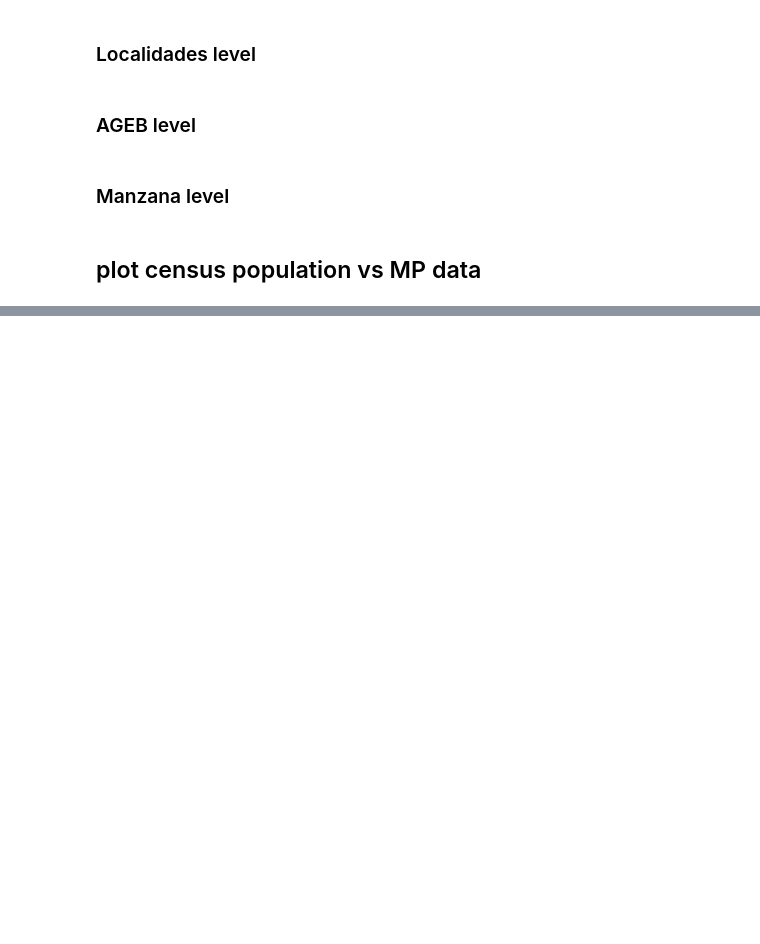
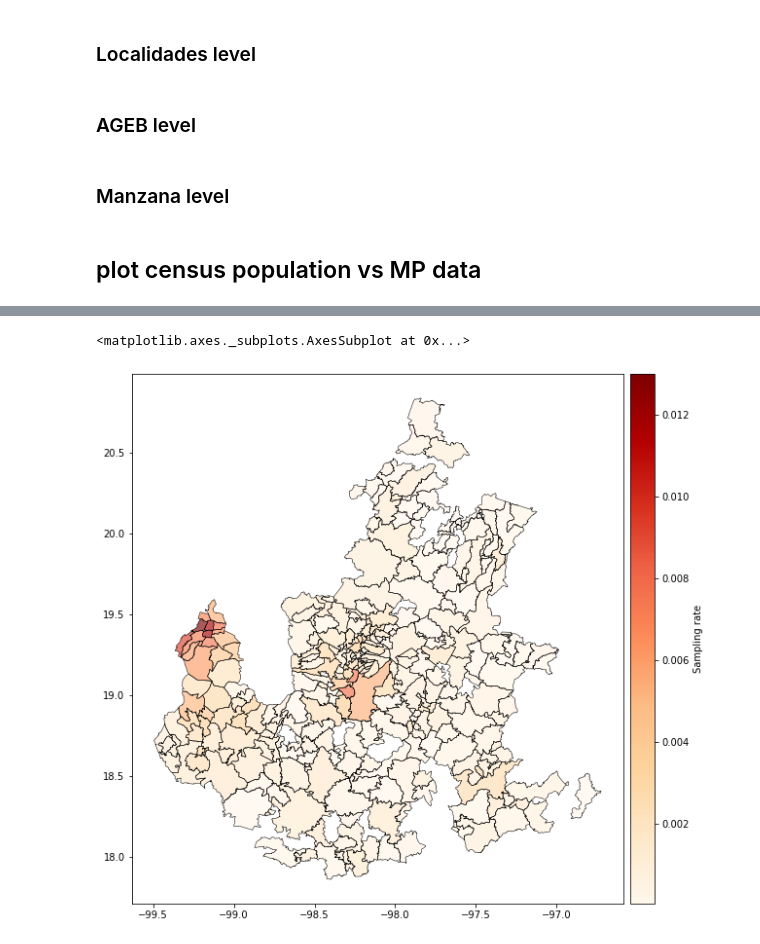
Before and after one commit to GFDRR/mobility_analysis, a Jupyter notebook: 1. Dataloading_cleaning_validating.ipynb, the cells around one changed output, grey strips where cells are left out. Drawn from its saved outputs; the diff is of its cells as text; code cells hidden in the pictures; blank space fills up the shorter version.

```diff
--- a/1. Dataloading_cleaning_validating.ipynb
+++ b/1. Dataloading_cleaning_validating.ipynb
@@ -383,0 +396,15 @@ findfont: Font family ['IPAexGothic'] not found. Falling back to DejaVu Sans.
+# %%
+mun_ids_pop["rate"] = mun_ids_pop["id"]/mun_ids_pop["pobtot"]
+mun_ids_pop["pcode"] = mun_ids_pop["entmun"].apply(lambda x : "MX"+str(x))
+# %%
+mun_ids_pop_shp = adm2_shp.merge(mun_ids_pop, on="entmun", how="right")
+# %%
+fig,ax = plt.subplots(figsize=(10,10))
+divider = make_axes_locatable(ax)
+cax = divider.append_axes("right", size="5%", pad=0.1)
+mun_ids_pop_shp.plot(ax=ax, column='rate', cmap='OrRd', legend=True,
+                    cax=cax, legend_kwds={'label': "Sampling rate"}, alpha=0.65)
+mun_ids_pop_shp.boundary.plot(ax=ax, color="k", linewidth=0.5)
+# %% [output]
+<matplotlib.axes._subplots.AxesSubplot at 0x...>
+[figure, added]
```
Also changed, not shown: parts of 10 cells of this notebook, 2 other files.
